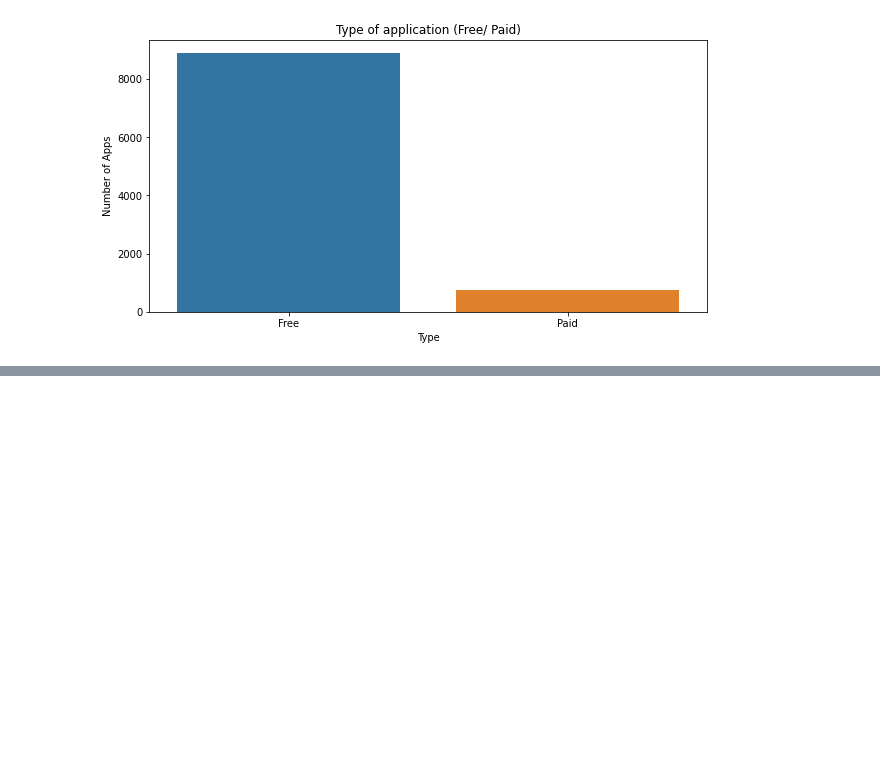
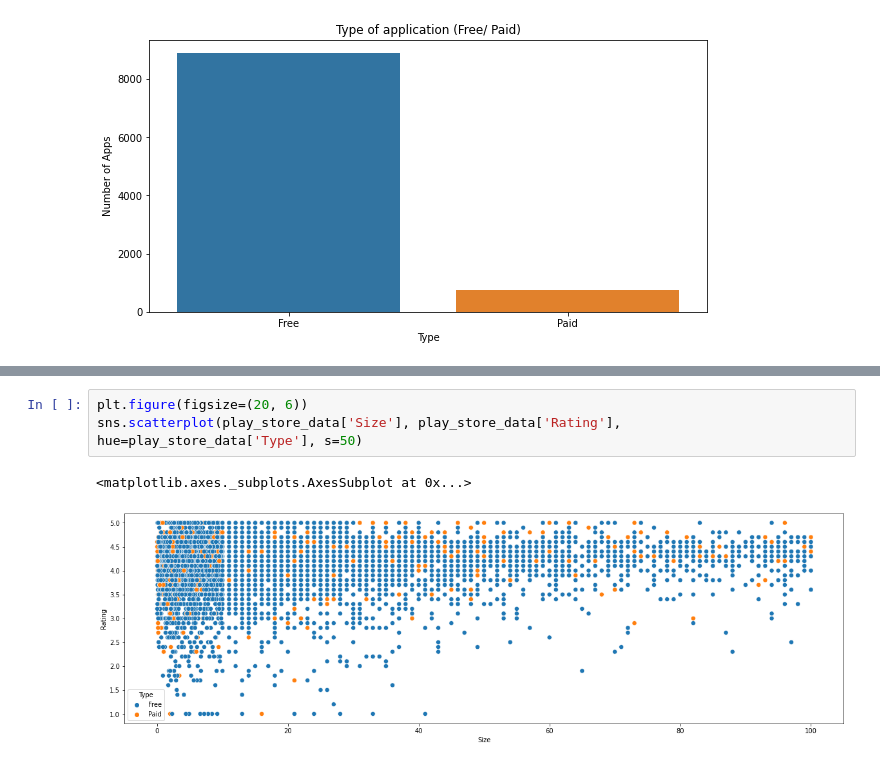
Before and after one commit to MijulSaxena/EDA-project-on-Gooogle-playstore., a Jupyter notebook: Play_Store_App_Review_Analysis_Capstone_Project_by_Mijul_Saxena.ipynb, the cells around one changed output, grey strips where cells are left out. Saved outputs shown, nothing was run; the diff lists cells and outputs as text; blank space fills up the shorter version.

```diff
--- a/Play_Store_App_Review_Analysis_Capstone_Project_by_Mijul_Saxena.ipynb
+++ b/Play_Store_App_Review_Analysis_Capstone_Project_by_Mijul_Saxena.ipynb
@@ -412,0 +419,6 @@ Text(0, 0.5, 'Number of Apps')
+# %%
+plt.figure(figsize=(20, 6))
+sns.scatterplot(play_store_data['Size'], play_store_data['Rating'], hue=play_store_data['Type'], s=50)
+# %% [output]
+<matplotlib.axes._subplots.AxesSubplot at 0x...>
+[figure, added]
```
Also changed, not shown: parts of 2 cells of this notebook.
